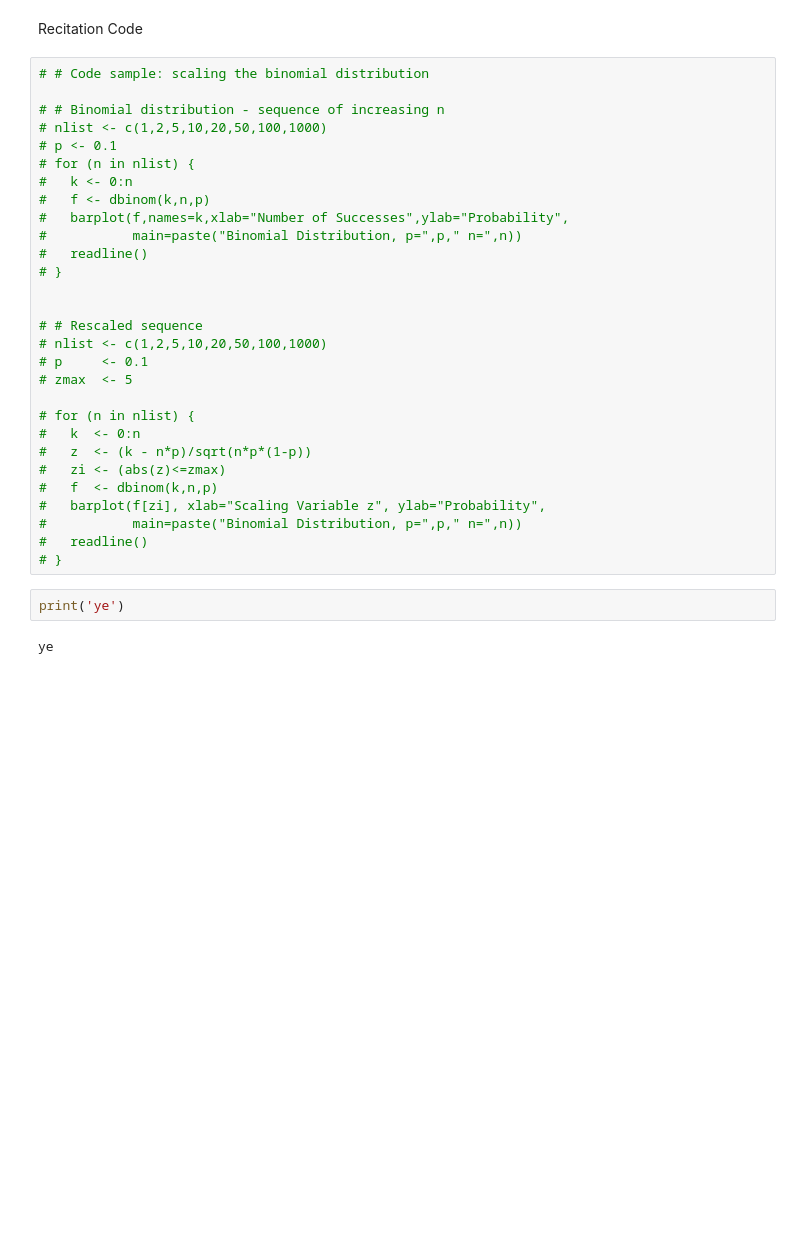
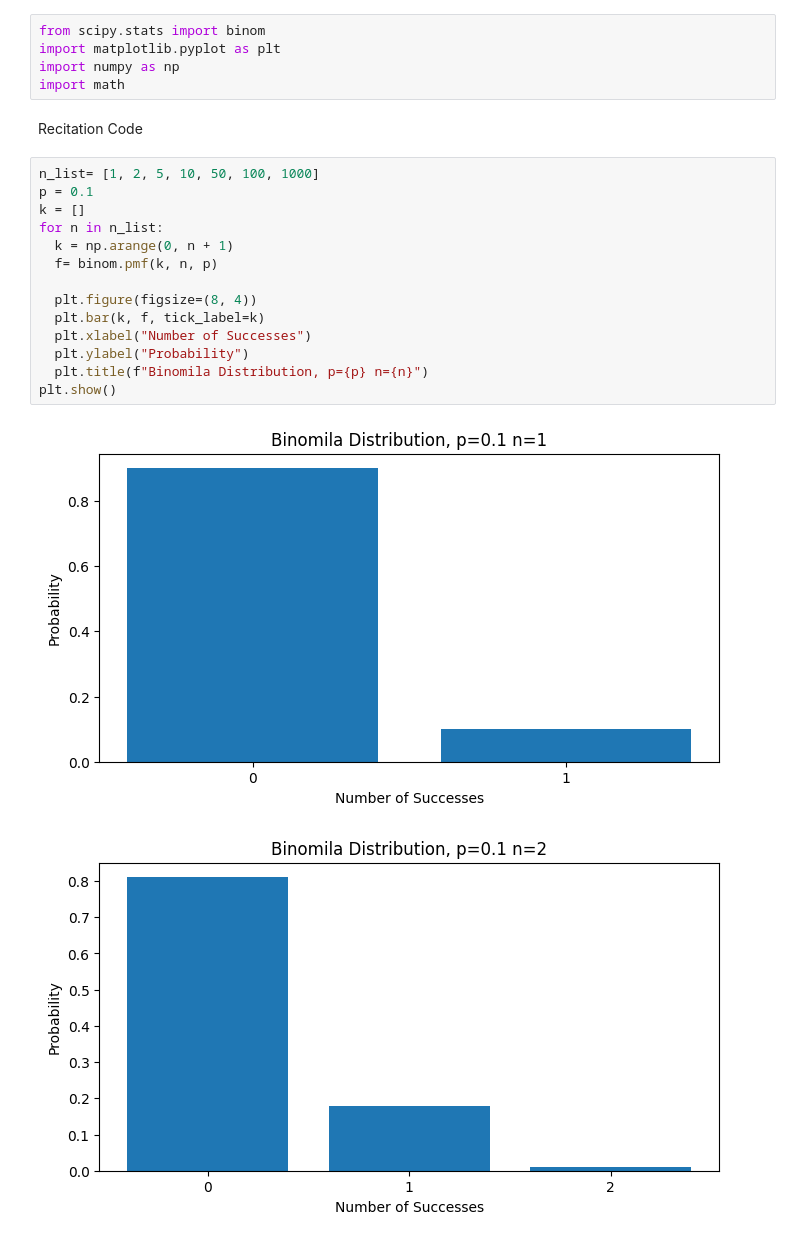
Before and after one commit to 1021114Carlos/MIT_MM_Finance, a Jupyter notebook: Courses/Mathematical_Methods_Quantitative_Finance/M1_Probability.ipynb, the cells around one changed output. Cells and saved outputs as stored; diff of their text form; blank space fills up the shorter version.

Commit message:
Binomial distribution (CLT)

```diff
--- a/Courses/Mathematical_Methods_Quantitative_Finance/M1_Probability.ipynb
+++ b/Courses/Mathematical_Methods_Quantitative_Finance/M1_Probability.ipynb
@@ -1,37 +1,26 @@
 # %% [markdown]
 <a href="https://colab.research.google.com/github/1021114Carlos/MIT_MM_Finance/blob/Finance-shop/Courses/Mathematical_Methods_Quantitative_Finance/M1_Probability.ipynb" target="_parent"><img src="https://colab.research.google.com/assets/colab-badge.svg" alt="Open In Colab"/></a>
+# %%
+from scipy.stats import binom
+import matplotlib.pyplot as plt
+import numpy as np
+import math
 # %% [markdown]
 Recitation Code
-# %%
-# # Code sample: scaling the binomial distribution
-
-# # Binomial distribution - sequence of increasing n
-# nlist <- c(1,2,5,10,20,50,100,1000)
-# p <- 0.1
-# for (n in nlist) {
-#   k <- 0:n
-#   f <- dbinom(k,n,p)
-#   barplot(f,names=k,xlab="Number of Successes",ylab="Probability",
-#           main=paste("Binomial Distribution, p=",p," n=",n))
-#   readline()
-# }
-
-
-# # Rescaled sequence
-# nlist <- c(1,2,5,10,20,50,100,1000)
-# p     <- 0.1
-# zmax  <- 5
-
-# for (n in nlist) {
-#   k  <- 0:n
-#   z  <- (k - n*p)/sqrt(n*p*(1-p))
-#   zi <- (abs(z)<=zmax)
-#   f  <- dbinom(k,n,p)
-#   barplot(f[zi], xlab="Scaling Variable z", ylab="Probability",
-#           main=paste("Binomial Distribution, p=",p," n=",n))
-#   readline()
-# }
-# %%
-print('ye')
-# %% [output]
-ye
+# %%
+n_list= [1, 2, 5, 10, 50, 100, 1000]
+p = 0.1
+k = []
+for n in n_list:
+  k = np.arange(0, n + 1)
+  f= binom.pmf(k, n, p)
+
+  plt.figure(figsize=(8, 4))
+  plt.bar(k, f, tick_label=k)
+  plt.xlabel("Number of Successes")
+  plt.ylabel("Probability")
+  plt.title(f"Binomila Distribution, p={p} n={n}")
+plt.show()
+# %% [output]
+[figure, added]
+[figure, added]
```
Also changed, not shown: parts of 2 cells of this notebook.
